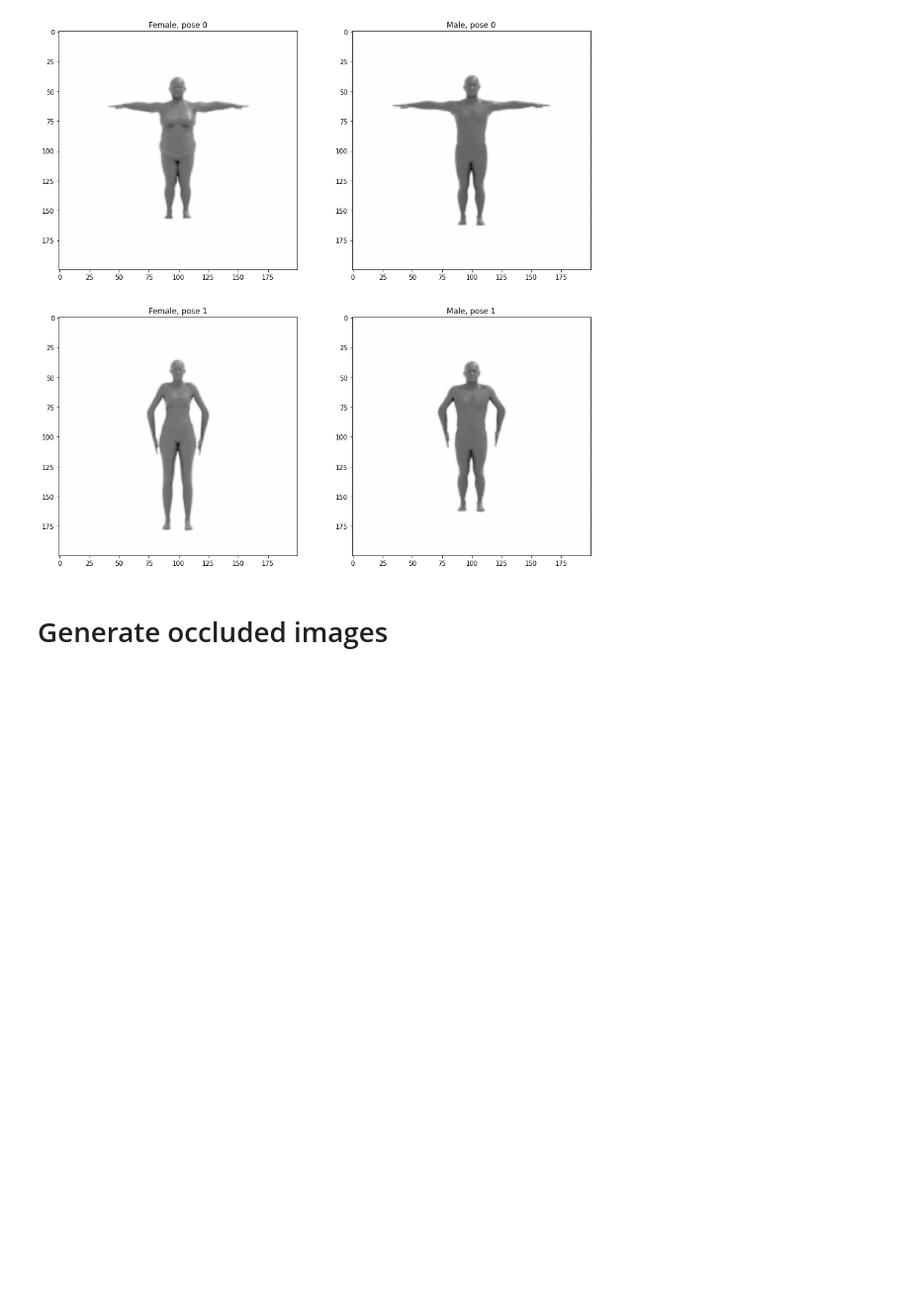
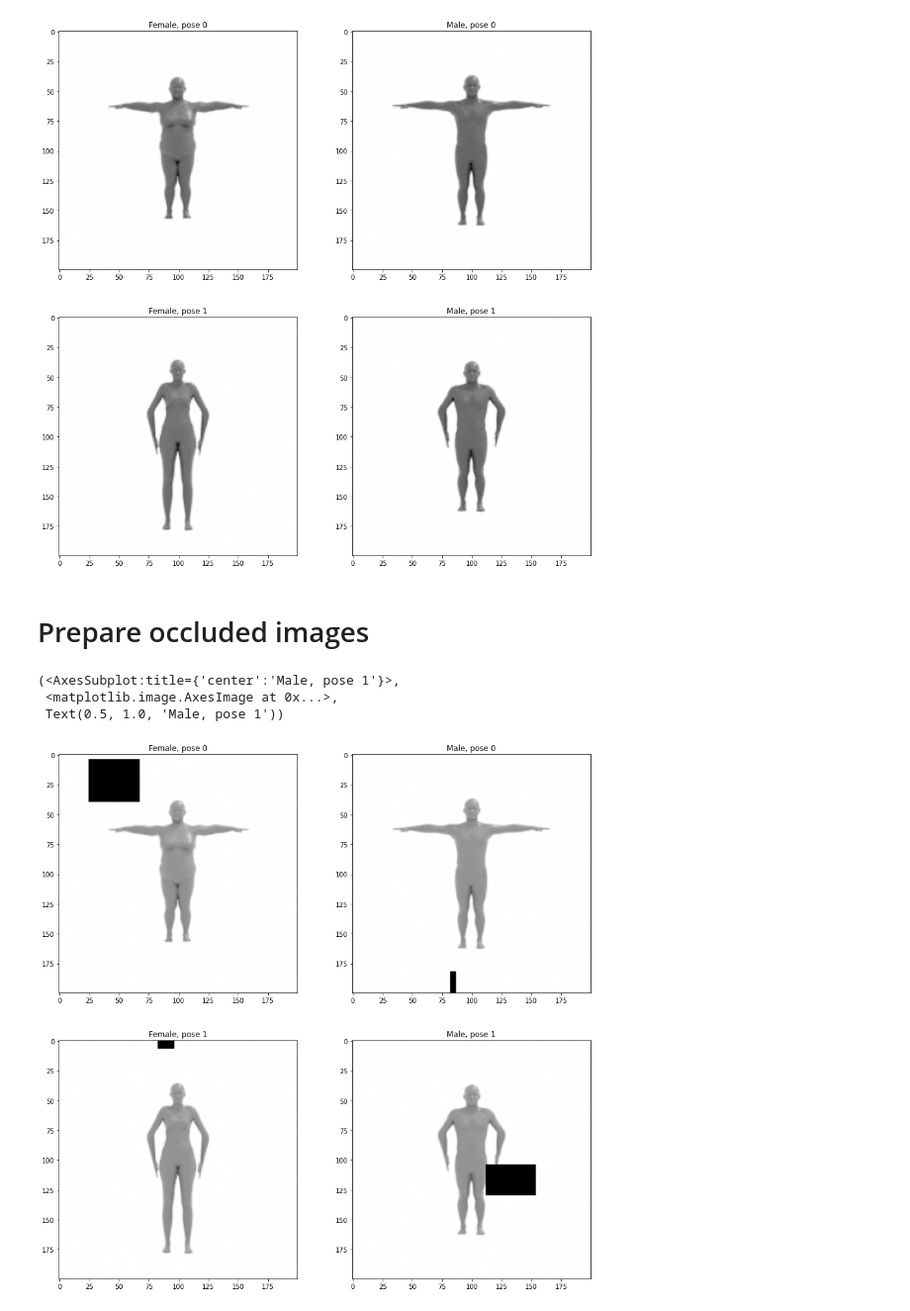
Before and after one commit to ilpoviertola/pattern_recognition_2, a Jupyter notebook: hbde_from_occluded_ims.ipynb, the cells around one changed output. Shown: that part at 99% size. Cells and saved outputs as stored; diff of their text form; code cells hidden in the pictures; blank space fills up the shorter version.

Commit message:
Added code for preparing/generating occluded images

```diff
--- a/hbde_from_occluded_ims.ipynb
+++ b/hbde_from_occluded_ims.ipynb
@@ -19,6 +21,7 @@ DATASET_PATH = os.path.join(os.getcwd(), "dataset")
 TRAIN_TEST_PATH = os.path.join(DATASET_PATH, os.path.join("train_test", "train_test_split.json"))
 IMS_PATH = os.path.join(DATASET_PATH, os.path.join("synthetic_images", "200x200"))
 FULL_DATA_NP_ARRAY_PATH = os.path.join(os.getcwd(), "im_data.npy")
+FULL_DATA_WITH_OCCLUSIONS_NP_ARRAY_PATH = os.path.join(os.getcwd(), "im_data_with_occlusions.npy")
 
 if not os.path.exists(IMS_PATH):
     print("Dataset does not exist {}".format(DATASET_PATH))
@@ -83,4 +84,52 @@ plt.subplot(224), plt.imshow(im_data[9001], cmap='gray'), plt.title("Male, pose
  Text(0.5, 1.0, 'Male, pose 1'))
 [figure]
 # %% [markdown]
-# Generate occluded images
+# Prepare occluded images
+# %%
+# Load occluded images from file or generate them
+if os.path.exists(FULL_DATA_WITH_OCCLUSIONS_NP_ARRAY_PATH):
+    im_data_occl = np.load(FULL_DATA_WITH_OCCLUSIONS_NP_ARRAY_PATH)
+
+else:
+    # Seed pseudo-random number generator for reproducibility
+    random.seed(a="HBDE from occluded images", version=2)
+
+    # Add rectangles to images
+    im_data_occl = []
+    for img_np in im_data:
+        # Determine position, length and width of occluding rectangle
+        upper_left_x = random.randrange(0, 200)
+        upper_left_y = random.randrange(0, 200)
+        lower_right_x = upper_left_x + random.randrange(0, 50)
+        lower_right_y = upper_left_y + random.randrange(0, 50)
+
+        # Convert from NumPy array to instance of Pillow Image class
+        img = Image.fromarray(img_np)
+
+        # Draw rectangles
+        draw = ImageDraw.Draw(img)
+        draw.rectangle((upper_left_x, upper_left_y, lower_right_x, lower_right_y), fill="black")
+
+        # Add manipulated image to array of occluded images
+        im_data_occl.append(np.asarray(img))
+
+    im_data_occl = np.array(im_data_occl)
+    with open(FULL_DATA_WITH_OCCLUSIONS_NP_ARRAY_PATH, "wb+") as f:
+        np.save(f, im_data)
+    f.close()
+
+if not im_data.shape == (12000, 200, 200):
+    print("Problems with image data.")
+    exit()
+# %%
+# Review data
+plt.figure(figsize=(15, 15))
+plt.subplot(221), plt.imshow(im_data_occl[0], cmap='gray'), plt.title("Female, pose 0")
+plt.subplot(222), plt.imshow(im_data_occl[3001], cmap='gray'), plt.title("Male, pose 0")
+plt.subplot(223), plt.imshow(im_data_occl[6001], cmap='gray'), plt.title("Female, pose 1")
+plt.subplot(224), plt.imshow(im_data_occl[9001], cmap='gray'), plt.title("Male, pose 1")
+# %% [output]
+(<AxesSubplot:title={'center':'Male, pose 1'}>,
+ <matplotlib.image.AxesImage at 0x...>,
+ Text(0.5, 1.0, 'Male, pose 1'))
+[figure, added]
```
Also changed, not shown: parts of 2 cells of this notebook.
